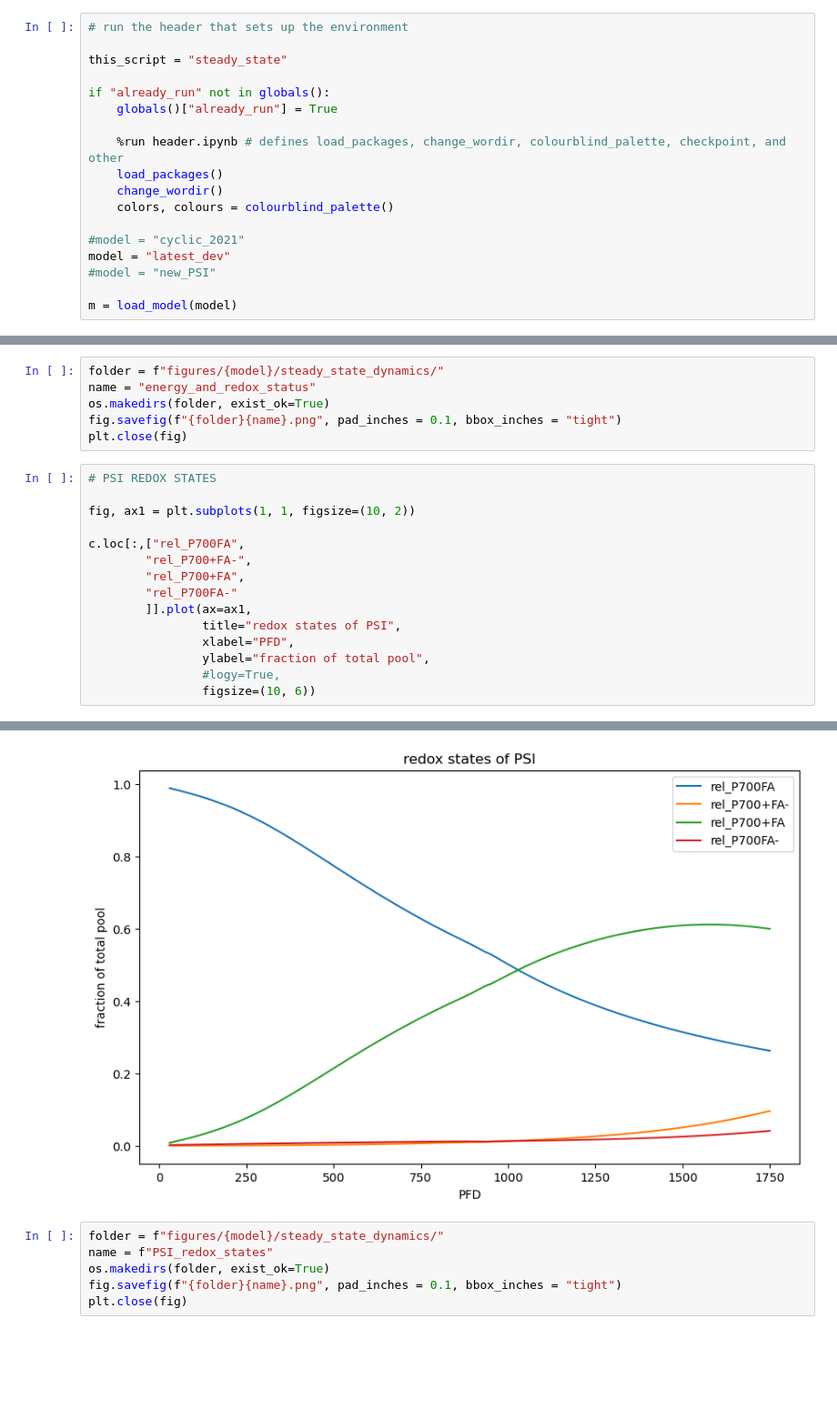
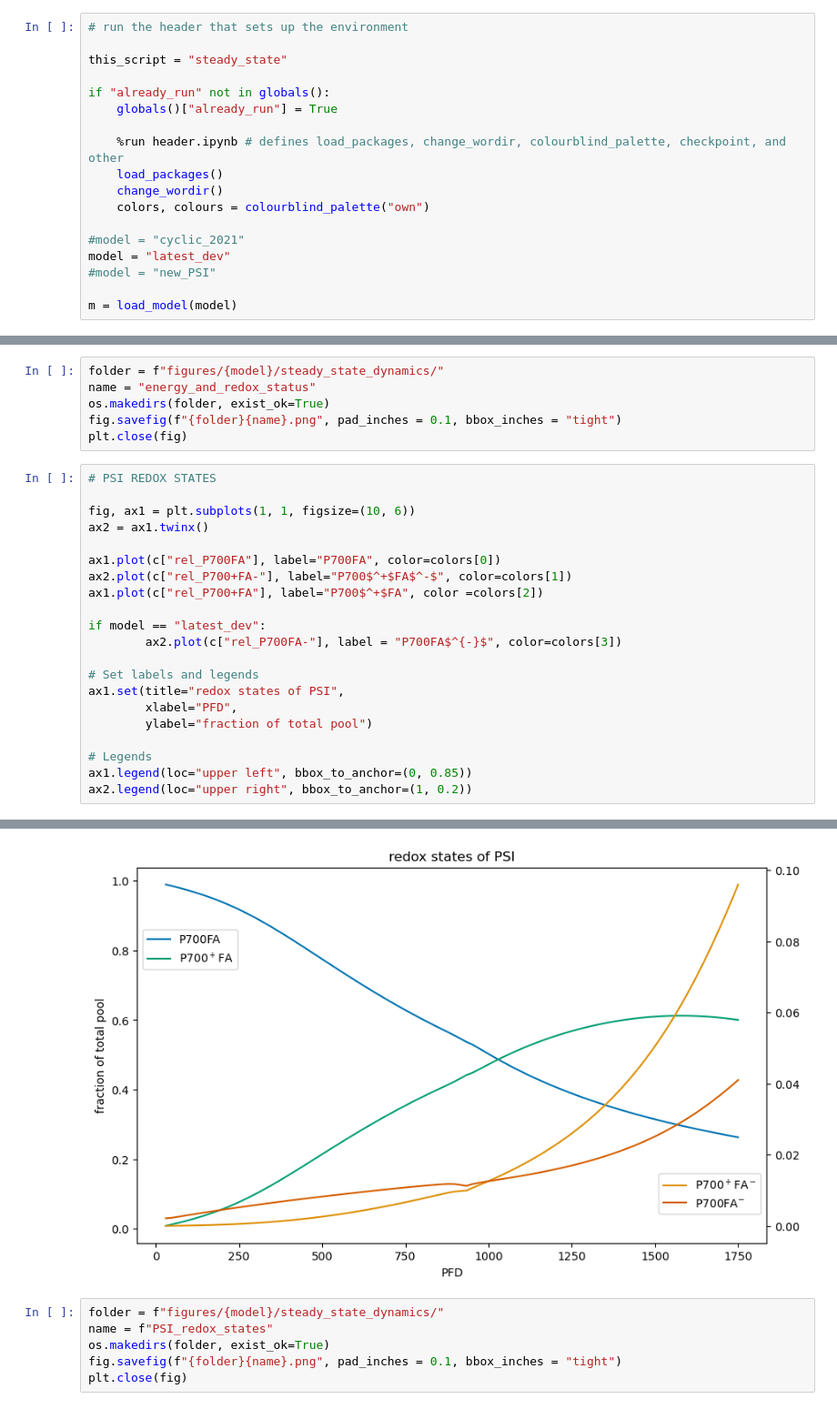
Before and after one commit to A-Potthoff/QTB_modeling, a Jupyter notebook: analyses/steady_state_analysis.ipynb, the cells around one changed output, grey strips where cells are left out. Shown at 91% size. Saved outputs shown, nothing was run; the diff lists cells and outputs as text; blank space fills up the shorter version.

Commit message:
refactor stst plots to make them more flexible and to increase contrast btw colours.

```diff
--- a/analyses/steady_state_analysis.ipynb
+++ b/analyses/steady_state_analysis.ipynb
@@ -9,7 +9,7 @@ if "already_run" not in globals():
     %run header.ipynb # defines load_packages, change_wordir, colourblind_palette, checkpoint, and other
     load_packages()
     change_wordir()
-    colors, colours = colourblind_palette()
+    colors, colours = colourblind_palette("own")
 
 #model = "cyclic_2021"
 model = "latest_dev"
@@ -173,16 +168,22 @@ plt.close(fig)
 # %%
 # PSI REDOX STATES
 
-fig, ax1 = plt.subplots(1, 1, figsize=(10, 2))
+fig, ax1 = plt.subplots(1, 1, figsize=(10, 6))
+ax2 = ax1.twinx()
 
-c.loc[:,["rel_P700FA",
-        "rel_P700+FA-",
-        "rel_P700+FA",
-        "rel_P700FA-"
-        ]].plot(ax=ax1,
-                title="redox states of PSI",
-                xlabel="PFD",
-                ylabel="fraction of total pool",
-                #logy=True,
-                figsize=(10, 6))
+ax1.plot(c["rel_P700FA"], label="P700FA", color=colors[0])
+ax2.plot(c["rel_P700+FA-"], label="P700$^+$FA$^-$", color=colors[1])
+ax1.plot(c["rel_P700+FA"], label="P700$^+$FA", color =colors[2])
+
+if model == "latest_dev":
+        ax2.plot(c["rel_P700FA-"], label = "P700FA$^{-}$", color=colors[3])
+
+# Set labels and legends
+ax1.set(title="redox states of PSI",
+        xlabel="PFD",
+        ylabel="fraction of total pool")
+
+# Legends
+ax1.legend(loc="upper left", bbox_to_anchor=(0, 0.85))
+ax2.legend(loc="upper right", bbox_to_anchor=(1, 0.2))
 # %% [output]
@@ -190,4 +191,4 @@ c.loc[:,["rel_P700FA",
-[figure, old version]
+[figure, new version]
 # %%
 folder = f"figures/{model}/steady_state_dynamics/"
 name = f"PSI_redox_states"
```
Also changed, not shown: parts of 7 cells of this notebook, 2 other files.
